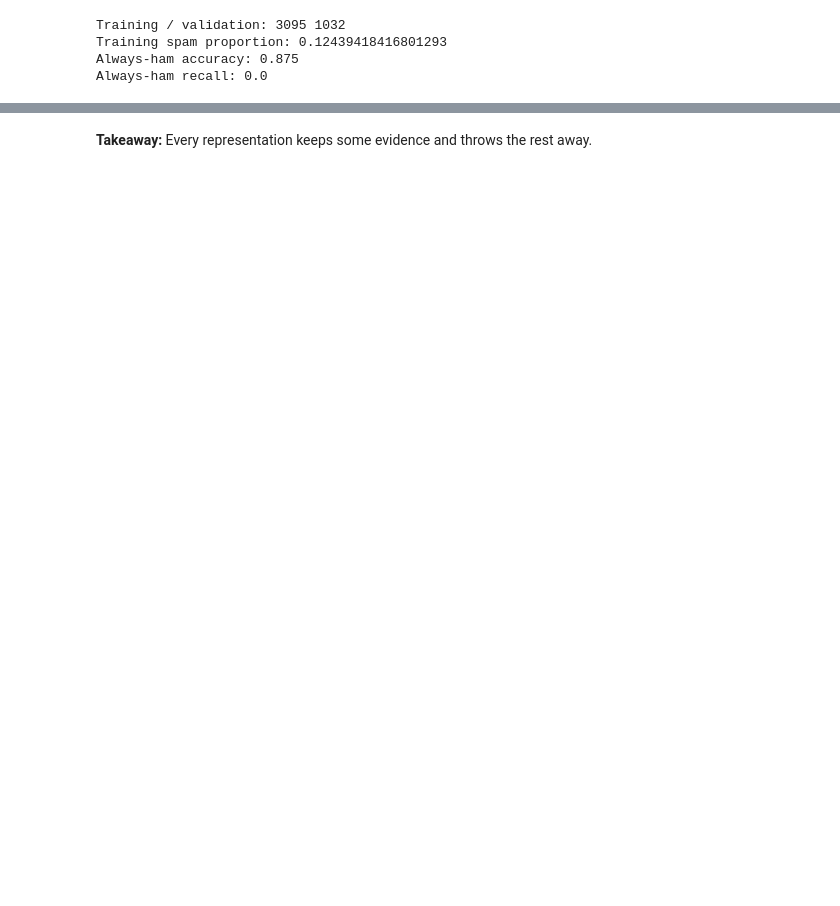
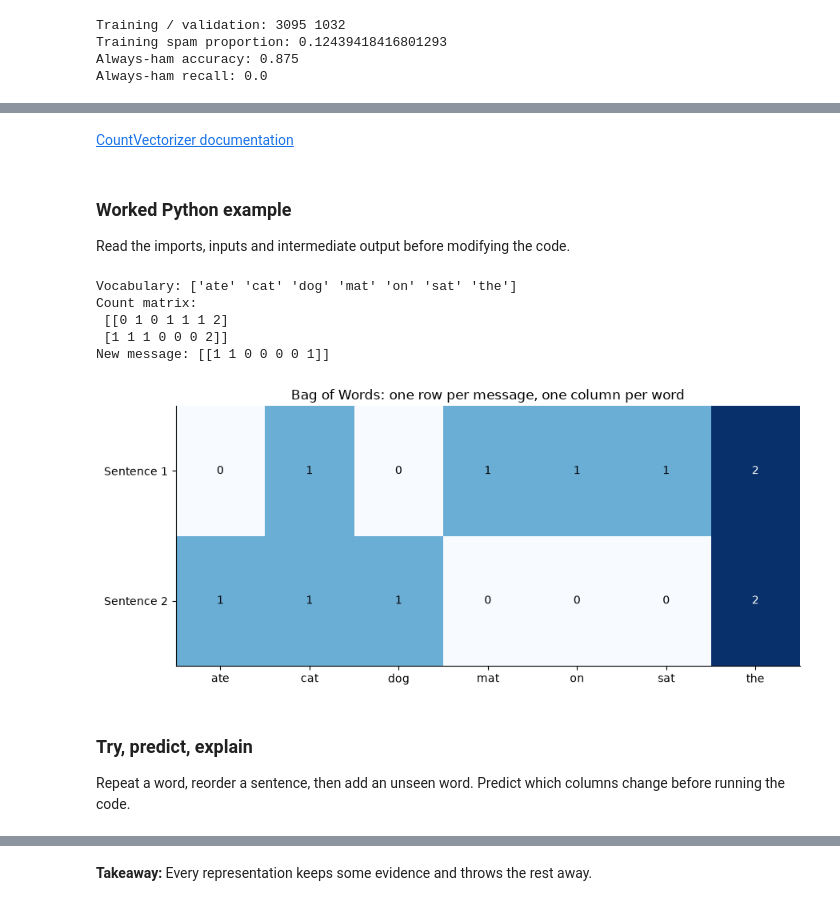
Before and after one commit to yulequan/STAT3612, a Jupyter notebook: src/tutorials/tutorial05/tutorial05.ipynb, the cells around one changed output, grey strips where cells are left out. Saved outputs shown, nothing was run; the diff lists cells and outputs as text; code cells hidden in the pictures; blank space fills up the shorter version.

```diff
--- a/src/tutorials/tutorial05/tutorial05.ipynb
+++ b/src/tutorials/tutorial05/tutorial05.ipynb
@@ -144,6 +0,0 @@ This cell is copied from `experiment.py`. Subsequent direct experiments use this
-# %%
-def tokens(text):
-    """Simple, explicit tokenizer; the vectorizers use the same pattern."""
-    return re.findall(TOKEN_PATTERN, text.lower())
-
-science.tokens = tokens
@@ -414,0 +269,39 @@ Numerical baseline AP: 0.9504656038391324
+# %% [markdown]
+[CountVectorizer documentation](https://scikit-learn.org/stable/modules/generated/sklearn.feature_extraction.text.CountVectorizer.html)
+# %% [markdown]
+### Worked Python example
+
+Read the imports, inputs and intermediate output before modifying the code.
+# %%
+from sklearn.feature_extraction.text import CountVectorizer
+from experiment import tokens
+
+messages = ["The cat sat on the mat.", "The dog ate the cat."]
+vectorizer = CountVectorizer(tokenizer=tokens, token_pattern=None, lowercase=False)
+X = vectorizer.fit_transform(messages)
+print("Vocabulary:", vectorizer.get_feature_names_out())
+print("Count matrix:\n", X.toarray())
+print("New message:", vectorizer.transform(["The cat ate lunch."]).toarray())
+# %% [output]
+Vocabulary: ['ate' 'cat' 'dog' 'mat' 'on' 'sat' 'the']
+Count matrix:
+ [[0 1 0 1 1 1 2]
+ [1 1 1 0 0 0 2]]
+New message: [[1 1 0 0 0 0 1]]
+# %%
+fig, ax = plt.subplots()
+matrix = X.toarray()
+ax.imshow(matrix, cmap="Blues", aspect="auto")
+ax.set_xticks(range(matrix.shape[1]), vectorizer.get_feature_names_out())
+ax.set_yticks([0, 1], ["Sentence 1", "Sentence 2"])
+for (row, col), value in np.ndenumerate(matrix):
+    ax.text(col, row, str(value), ha="center", va="center", color="white" if value == 2 else "black")
+ax.set_title("Bag of Words: one row per message, one column per word")
+plt.tight_layout()
+plt.show()
+# %% [output]
+[figure, added]
+# %% [markdown]
+### Try, predict, explain
+
+Repeat a word, reorder a sentence, then add an unseen word. Predict which columns change before running the code.
```
Also changed, not shown: parts of 210 cells of this notebook, 18 other files.
